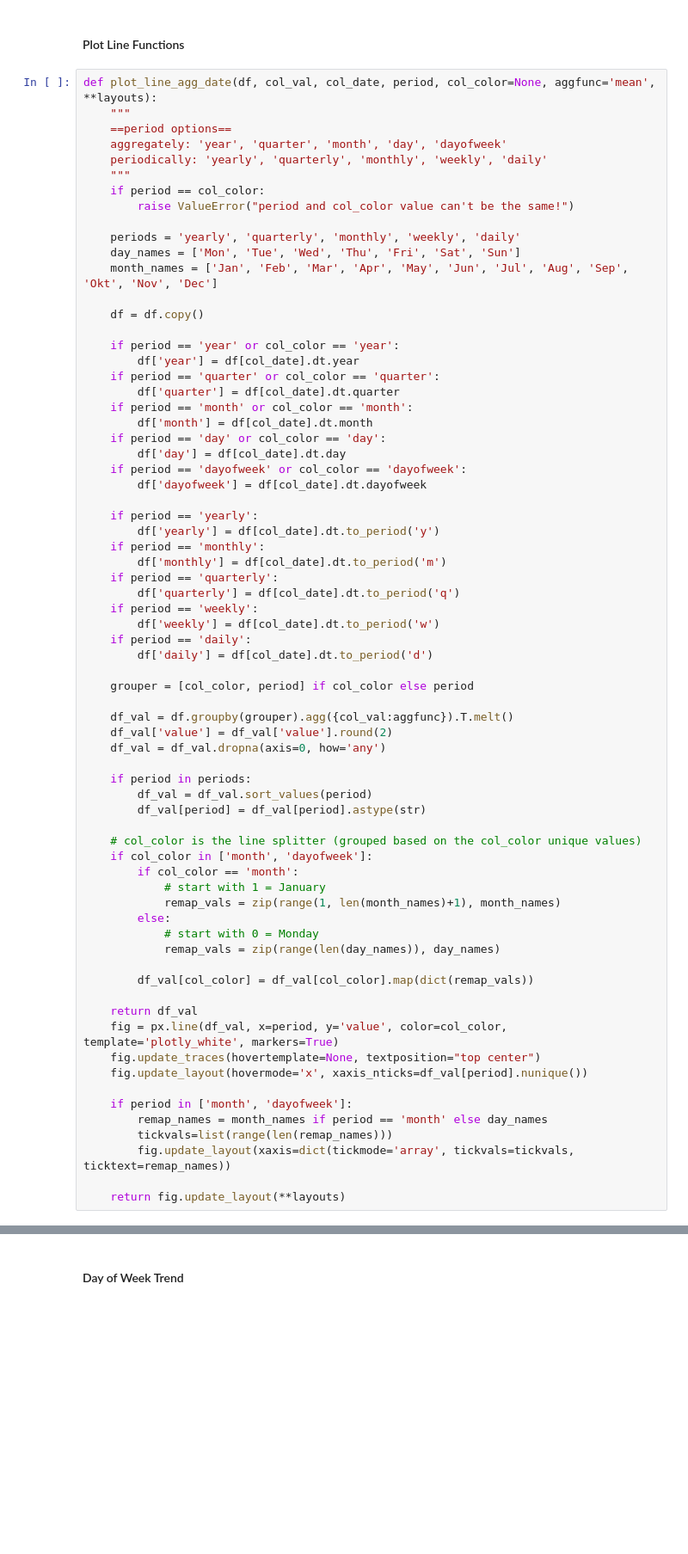
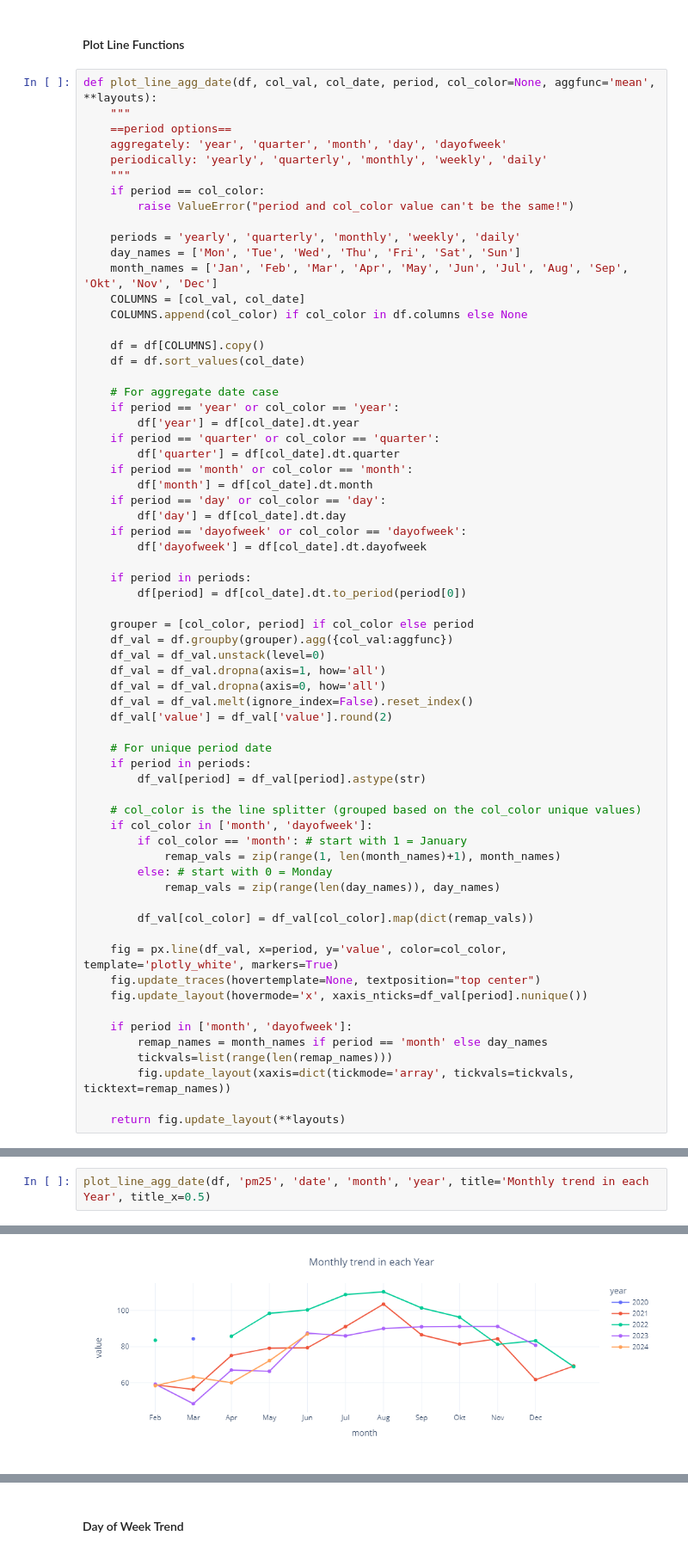
Before and after one commit to Agungvpzz/Air-Quality, a Jupyter notebook: EDA.ipynb, the cells around one changed output, grey strips where cells are left out. Shown at 86% size. Saved outputs shown, nothing was run; the diff lists cells and outputs as text; blank space fills up the shorter version.

```diff
--- a/EDA.ipynb
+++ b/EDA.ipynb
@@ -223,9 +223,13 @@ def plot_line_agg_date(df, col_val, col_date, period, col_color=None, aggfunc='m
     periods = 'yearly', 'quarterly', 'monthly', 'weekly', 'daily'
     day_names = ['Mon', 'Tue', 'Wed', 'Thu', 'Fri', 'Sat', 'Sun']
     month_names = ['Jan', 'Feb', 'Mar', 'Apr', 'May', 'Jun', 'Jul', 'Aug', 'Sep', 'Okt', 'Nov', 'Dec']
+    COLUMNS = [col_val, col_date]
+    COLUMNS.append(col_color) if col_color in df.columns else None
 
-    df = df.copy()
+    df = df[COLUMNS].copy()
+    df = df.sort_values(col_date)
 
+    # For aggregate date case
     if period == 'year' or col_color == 'year':
         df['year'] = df[col_date].dt.year
     if period == 'quarter' or col_color == 'quarter':
@@ -237,39 +241,30 @@ def plot_line_agg_date(df, col_val, col_date, period, col_color=None, aggfunc='m
     if period == 'dayofweek' or col_color == 'dayofweek':
         df['dayofweek'] = df[col_date].dt.dayofweek
 
-    if period == 'yearly':
-        df['yearly'] = df[col_date].dt.to_period('y')
-    if period == 'monthly':
-        df['monthly'] = df[col_date].dt.to_period('m')
-    if period == 'quarterly':
-        df['quarterly'] = df[col_date].dt.to_period('q')
-    if period == 'weekly':
-        df['weekly'] = df[col_date].dt.to_period('w')
-    if period == 'daily':
-        df['daily'] = df[col_date].dt.to_period('d')
+    if period in periods:
+        df[period] = df[col_date].dt.to_period(period[0])
 
     grouper = [col_color, period] if col_color else period
+    df_val = df.groupby(grouper).agg({col_val:aggfunc})
+    df_val = df_val.unstack(level=0)
+    df_val = df_val.dropna(axis=1, how='all')
+    df_val = df_val.dropna(axis=0, how='all')
+    df_val = df_val.melt(ignore_index=False).reset_index()
+    df_val['value'] = df_val['value'].round(2)
 
-    df_val = df.groupby(grouper).agg({col_val:aggfunc}).T.melt()
-    df_val['value'] = df_val['value'].round(2)
-    df_val = df_val.dropna(axis=0, how='any')
-
+    # For unique period date
     if period in periods:
-        df_val = df_val.sort_values(period)
         df_val[period] = df_val[period].astype(str)
 
     # col_color is the line splitter (grouped based on the col_color unique values)
     if col_color in ['month', 'dayofweek']:
-        if col_color == 'month':
-            # start with 1 = January
+        if col_color == 'month': # start with 1 = January
             remap_vals = zip(range(1, len(month_names)+1), month_names)
-        else:
-            # start with 0 = Monday
+        else: # start with 0 = Monday
             remap_vals = zip(range(len(day_names)), day_names)
 
         df_val[col_color] = df_val[col_color].map(dict(remap_vals))
 
-    return df_val
     fig = px.line(df_val, x=period, y='value', color=col_color, template='plotly_white', markers=True)
     fig.update_traces(hovertemplate=None, textposition="top center")
     fig.update_layout(hovermode='x', xaxis_nticks=df_val[period].nunique())
@@ -341,0 +280,3 @@ fig_monthly_trend
+# %%
+plot_line_agg_date(df, 'pm25', 'date', 'month', 'year', title='Monthly trend in each Year', title_x=0.5)
+# %% [output]
@@ -342 +284,2 @@ fig_monthly_trend
+[figure, added]
 # %% [markdown]
```
Also changed, not shown: parts of 27 cells of this notebook.
